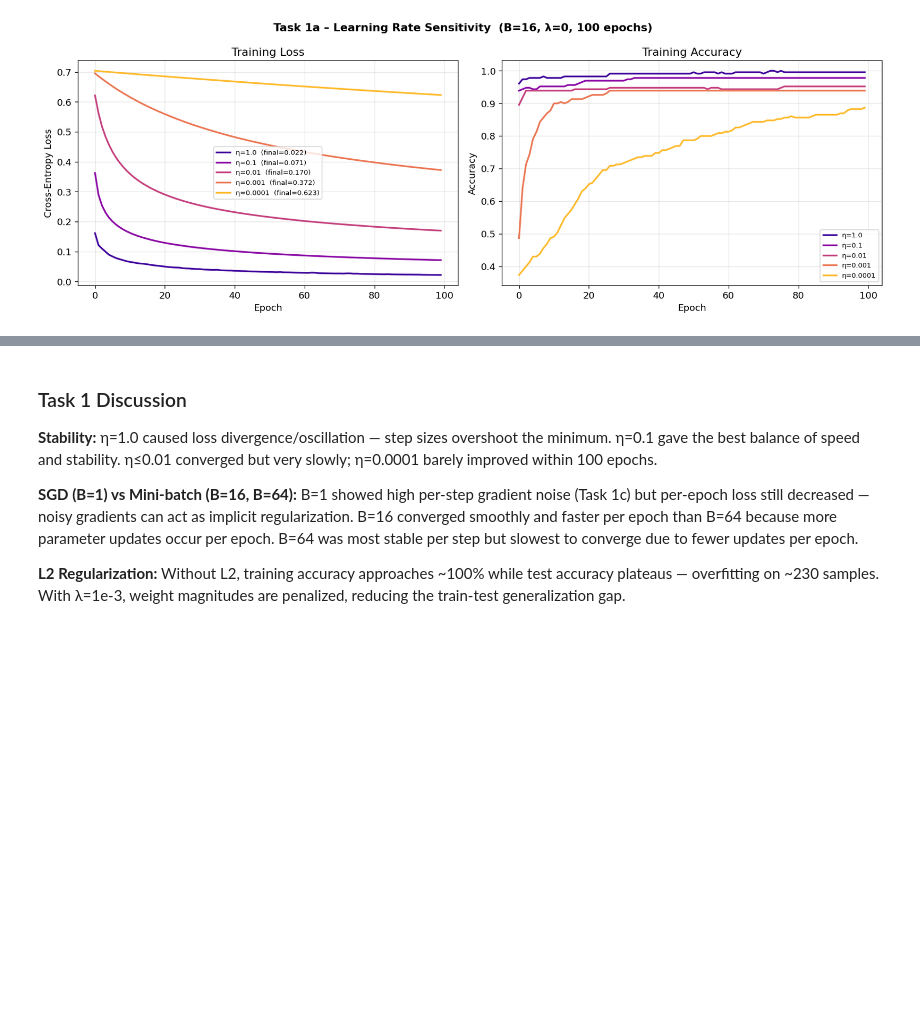
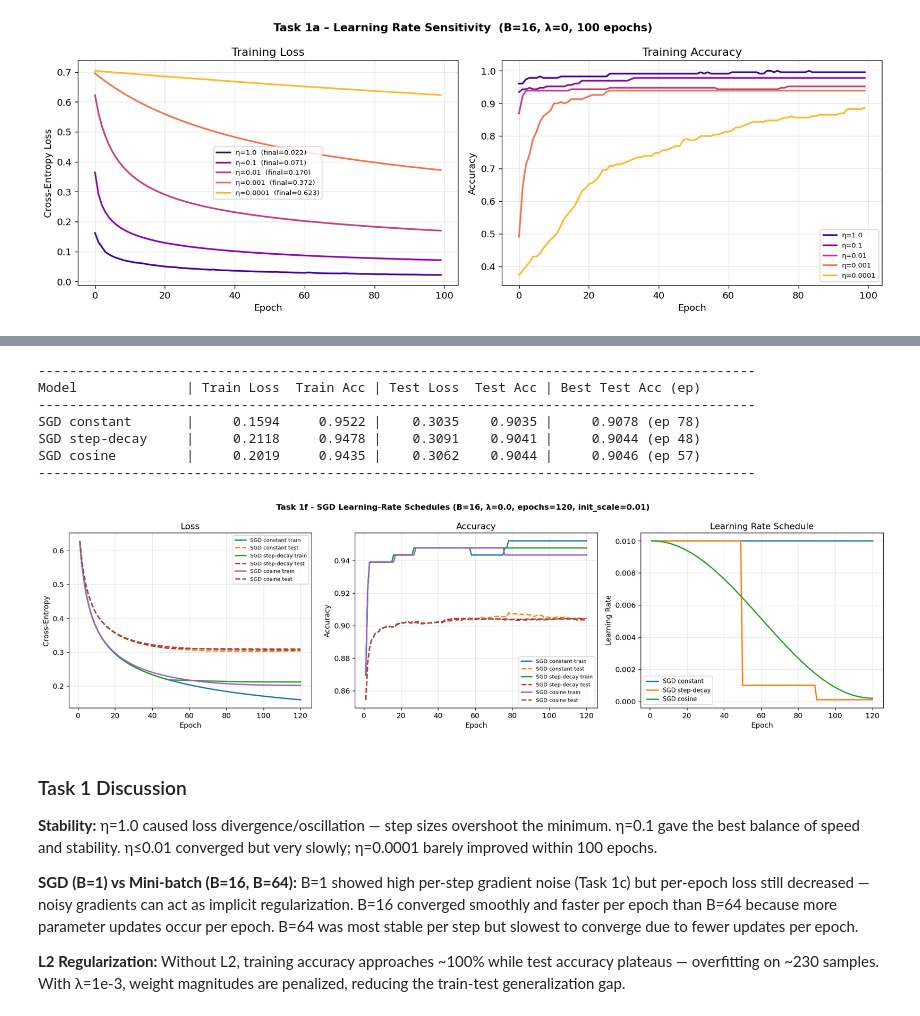
Before and after one commit to Victor-Akinode/Ass2, a Jupyter notebook: comp551_a2.ipynb, the cells around one changed output, grey strips where cells are left out. Drawn from its saved outputs; the diff is of its cells as text; code cells hidden in the pictures; blank space fills up the shorter version.

```diff
--- a/comp551_a2.ipynb
+++ b/comp551_a2.ipynb
@@ -346,3 +611,65 @@ L2 Regularization (λ=1e-3): train_acc=0.9783, test_acc=0.8987, gap=+0.0796
+# %%
+# Task 1f
+
+EPOCHS = 120
+BATCH  = 16
+LAM    = 0.0
+INIT   = 0.01
+LR0    = 0.01
+
+scheds = [
+    ("SGD constant", lr_constant(LR0)),
+    ("SGD step-decay", lr_step_decay(LR0, drop=0.1, milestones=(50, 90))),
+    ("SGD cosine", lr_cosine_decay(LR0, lr_min=LR0/50, T=EPOCHS)),
+]
+
+models = []
+rows = []
+
+for name, sch in scheds:
+    m = LogisticRegressionSGD_LR_Schedule(lr_schedule=sch, lam=LAM, batch_size=BATCH,
+                                       epochs=EPOCHS, init_scale=INIT, seed=RANDOM_SEED)
+    m.fit(X_train, y_train, X_val=X_test, y_val=y_test, verbose=False)
+    models.append((name, m))
+    rows.append(summarize_run(name, m, X_train, y_train, X_test, y_test))
+
+print_summary_table(rows)
+
+ep = np.arange(1, EPOCHS+1)
+
+fig, axes = plt.subplots(1, 3, figsize=(18, 5))
+fig.suptitle(f"Task 1f - SGD Learning-Rate Schedules (B={BATCH}, λ={LAM}, epochs={EPOCHS}, init_scale={INIT})",
+             fontsize=12, fontweight="bold")
+
+for name, m in models:
+    axes[0].plot(ep, m.history["train_loss"], label=f"{name} train")
+    axes[0].plot(ep, m.history["val_loss"], ls="--", label=f"{name} test")
+axes[0].set(xlabel="Epoch", ylabel="Cross-Entropy", title="Loss")
+axes[0].legend(fontsize=8)
+
+for name, m in models:
+    axes[1].plot(ep, m.history["train_acc"], label=f"{name} train")
+    axes[1].plot(ep, m.history["val_acc"], ls="--", label=f"{name} test")
+axes[1].set(xlabel="Epoch", ylabel="Accuracy", title="Accuracy")
+axes[1].legend(fontsize=8)
+
+for name, m in models:
+    axes[2].plot(ep, m.history["lr"], label=name)
+axes[2].set(xlabel="Epoch", ylabel="Learning Rate", title="Learning Rate Schedule")
+axes[2].legend(fontsize=9)
+
+plt.tight_layout()
+plt.savefig("task1_extra_sgd_lr_schedules.png", bbox_inches="tight")
+plt.show()
+# %% [output]
+--------------------------------------------------------------------------------------------
+Model              | Train Loss  Train Acc | Test Loss  Test Acc | Best Test Acc (ep)
+--------------------------------------------------------------------------------------------
+SGD constant       |     0.1594     0.9522 |    0.3035    0.9035 |     0.9078 (ep 78)
+SGD step-decay     |     0.2118     0.9478 |    0.3091    0.9041 |     0.9044 (ep 48)
+SGD cosine         |     0.2019     0.9435 |    0.3062    0.9044 |     0.9046 (ep 57)
+--------------------------------------------------------------------------------------------
+[figure, added]
 # %% [markdown]
 ### Task 1 Discussion
 
```
Also changed, not shown: parts of 25 cells of this notebook, 23 other files.
